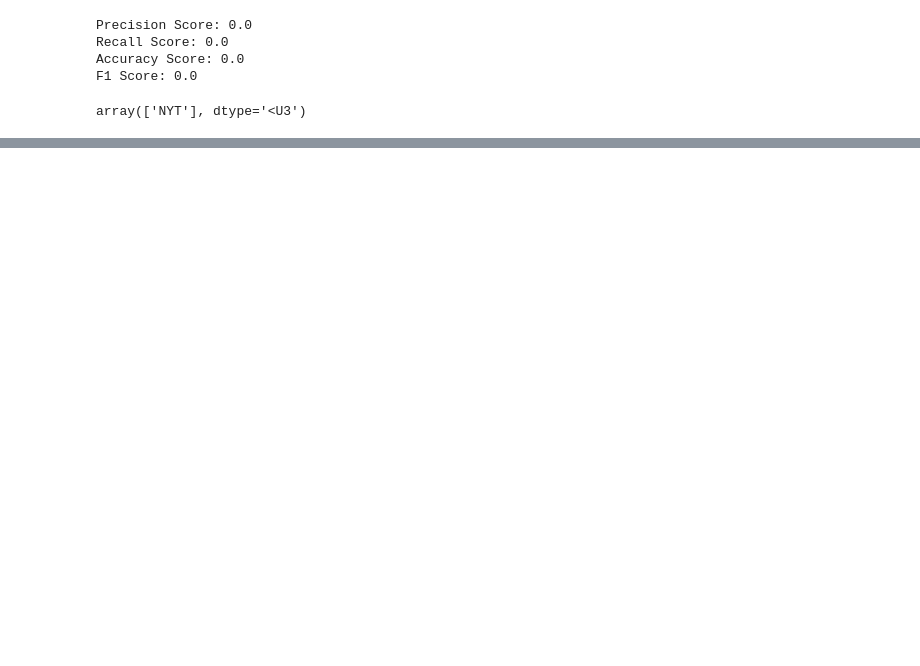
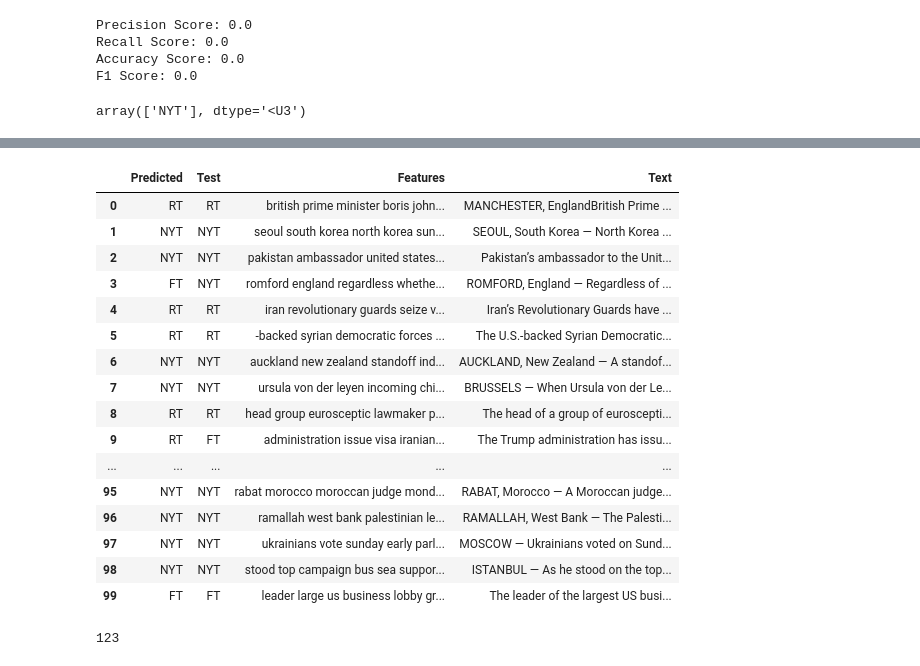
Before and after one commit to markabrennan/nlp_news_classifier, a Jupyter notebook: modeling.ipynb, the cells around one changed output, grey strips where cells are left out. Drawn from its saved outputs; the diff is of its cells as text; code cells hidden in the pictures; blank space fills up the shorter version.

```diff
--- a/modeling.ipynb
+++ b/modeling.ipynb
@@ -431,0 +472,4 @@ array(['NYT'], dtype='<U3')
+# %%
+X_test_copy = X_test.copy(deep=True)
+# %%
+X_test_copy.reset_index(drop=True, inplace=True)
@@ -431,0 +485,2 @@ array(['NYT'], dtype='<U3')
+# %%
+test_comp_df = pd.concat([pred_df,test_df,X_test_copy], ignore_index=True, axis=1)
@@ -431,0 +496,22 @@ array(['NYT'], dtype='<U3')
+# %%
+test_comp_df.rename(columns={0:'Predicted', 1:'Test', 2:'Features', 3:'Text'}, inplace=True)
+# %%
+test_comp_df.head(100)
+# %% [output]
+|  | Predicted | Test | Features | Text |
+| 0 | RT | RT | british prime minister boris john... | MANCHESTER, EnglandBritish Prime ... |
+| 1 | NYT | NYT | seoul south korea north korea sun... | SEOUL, South Korea — North Korea ... |
+| 2 | NYT | NYT | pakistan ambassador united states... | Pakistan’s ambassador to the Unit... |
+| 3 | FT | NYT | romford england regardless whethe... | ROMFORD, England — Regardless of ... |
+| 4 | RT | RT | iran revolutionary guards seize v... | Iran’s Revolutionary Guards have ... |
+| 5 | RT | RT | -backed syrian democratic forces ... | The U.S.-backed Syrian Democratic... |
+| 6 | NYT | NYT | auckland new zealand standoff ind... | AUCKLAND, New Zealand — A standof... |
+| 7 | NYT | NYT | ursula von der leyen incoming chi... | BRUSSELS — When Ursula von der Le... |
+| 8 | RT | RT | head group eurosceptic lawmaker p... | The head of a group of euroscepti... |
+| 9 | RT | FT | administration issue visa iranian... | The Trump administration has issu... |
+| ... | ... | ... | ... | ... |
+| 95 | NYT | NYT | rabat morocco moroccan judge mond... | RABAT, Morocco — A Moroccan judge... |
+| 96 | NYT | NYT | ramallah west bank palestinian le... | RAMALLAH, West Bank — The Palesti... |
+| 97 | NYT | NYT | ukrainians vote sunday early parl... | MOSCOW — Ukrainians voted on Sund... |
+| 98 | NYT | NYT | stood top campaign bus sea suppor... | ISTANBUL — As he stood on the top... |
+| 99 | FT | FT | leader large us business lobby gr... | The leader of the largest US busi... |
@@ -431,0 +520,4 @@ array(['NYT'], dtype='<U3')
+# %%
+len(test_analysis_df)
+# %% [output]
+123
```
Also changed, not shown: parts of 31 cells of this notebook, 1 other file.
